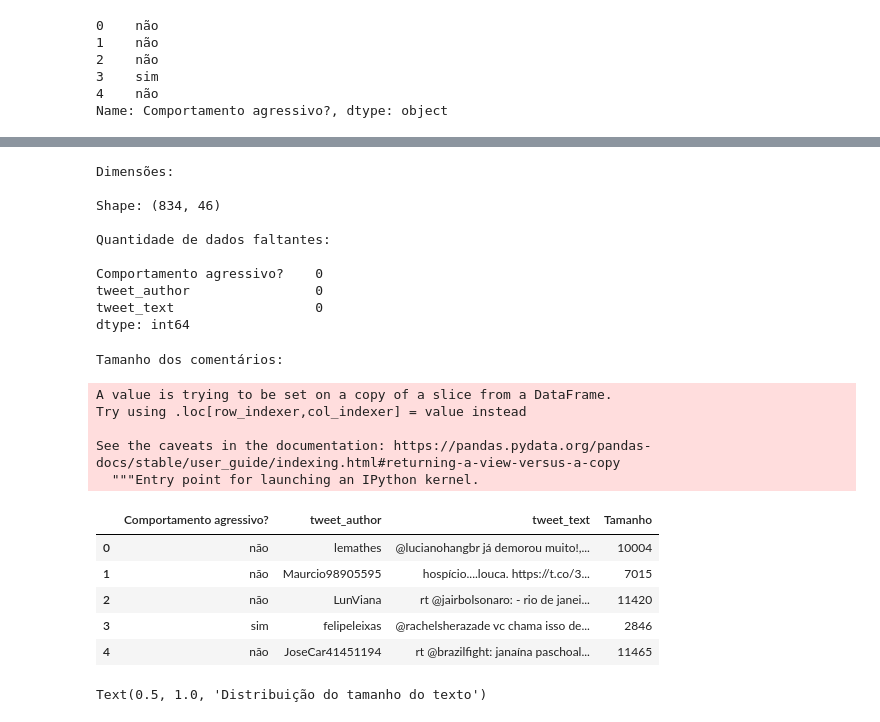
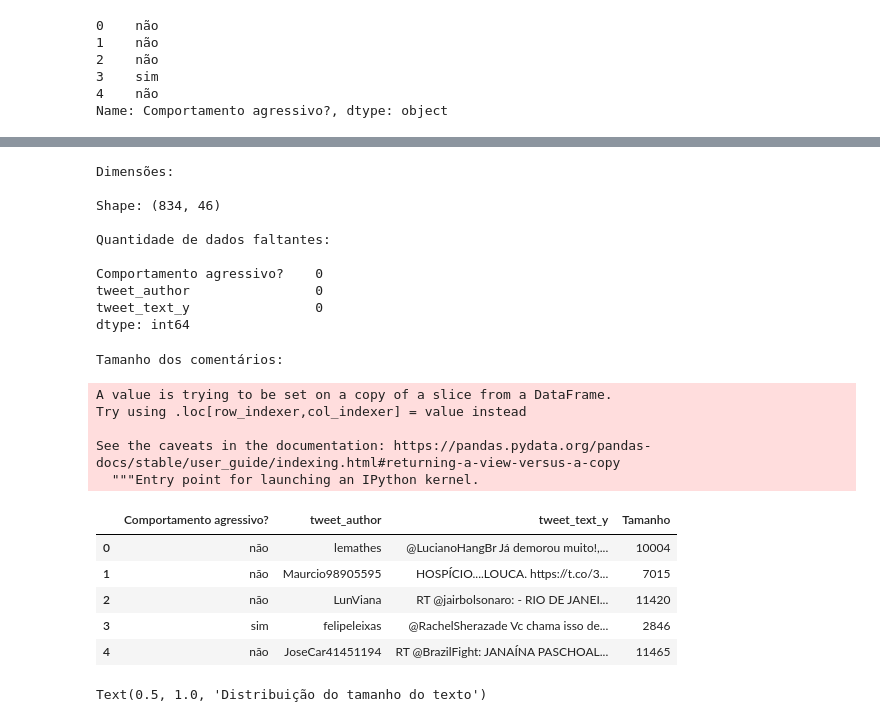
Before and after one commit to Pegabots/Motor, a Jupyter notebook: New-Model-From-INCT-DD-Evaluation.ipynb, the cells around one changed output, grey strips where cells are left out. Saved outputs shown, nothing was run; the diff lists cells and outputs as text; code cells hidden in the pictures.

```diff
--- a/New-Model-From-INCT-DD-Evaluation.ipynb
+++ b/New-Model-From-INCT-DD-Evaluation.ipynb
@@ -1179,8 +1263,8 @@ df_result_merge_text.head(1)
 # %%
 df_result_merge_text['Comportamento agressivo?'] = df_result_merge_text['Comportamento agressivo?'].str.lower()
-df_result_merge_text['tweet_text'] = df_result_merge_text['tweet_text'].str.lower()
+#df_result_merge_text['tweet_text_y'] = df_result_merge_text['tweet_text_y'].str.lower()
 # %%
-df_result_merge_text_analise=df_result_merge_text[['Comportamento agressivo?', 'tweet_author', 'tweet_text']]
+df_result_merge_text_analise=df_result_merge_text[['Comportamento agressivo?', 'tweet_author', 'tweet_text_y']]
 print("\nDimensões:\n")
 print("Shape:", df.shape)
 print("\nQuantidade de dados faltantes:\n")
@@ -1194,25 +1278,25 @@ Quantidade de dados faltantes:
 
 Comportamento agressivo?    0
 tweet_author                0
-tweet_text                  0
+tweet_text_y                0
 dtype: int64
 # %%
-df_result_merge_text_analise['Tamanho'] = df['tweet_text'].apply(len)
+df_result_merge_text_analise['Tamanho'] = df_result_merge_text_analise['tweet_text_y'].apply(len)
 print("Tamanho dos comentários:\n")
 df_result_merge_text_analise.head()
 # %% [output]
 Tamanho dos comentários:
 A value is trying to be set on a copy of a slice from a DataFrame.
 Try using .loc[row_indexer,col_indexer] = value instead
 
 See the caveats in the documentation: https://pandas.pydata.org/pandas-docs/stable/user_guide/indexing.html#returning-a-view-versus-a-copy
   """Entry point for launching an IPython kernel.
-|  | Comportamento agressivo? | tweet_author | tweet_text | Tamanho |
-| 0 | não | lemathes | @lucianohangbr já demorou muito!,... | 10004 |
-| 1 | não | Maurcio98905595 | hospício....louca. https://t.co/3... | 7015 |
-| 2 | não | LunViana | rt @jairbolsonaro: - rio de janei... | 11420 |
-| 3 | sim | felipeleixas | @rachelsherazade vc chama isso de... | 2846 |
-| 4 | não | JoseCar41451194 | rt @brazilfight: janaína paschoal... | 11465 |
+|  | Comportamento agressivo? | tweet_author | tweet_text_y | Tamanho |
+| 0 | não | lemathes | @LucianoHangBr Já demorou muito!,... | 10004 |
+| 1 | não | Maurcio98905595 | HOSPÍCIO....LOUCA. https://t.co/3... | 7015 |
+| 2 | não | LunViana | RT @jairbolsonaro: - RIO DE JANEI... | 11420 |
+| 3 | sim | felipeleixas | @RachelSherazade Vc chama isso de... | 2846 |
+| 4 | não | JoseCar41451194 | RT @BrazilFight: JANAÍNA PASCHOAL... | 11465 |
 # %%
 df_dist_grafico = plt.figure(figsize=(10,6))
 sns.distplot(df_result_merge_text_analise['Tamanho'], kde=True, bins=50, color="green")
```
Also changed, not shown: parts of 38 cells of this notebook.
